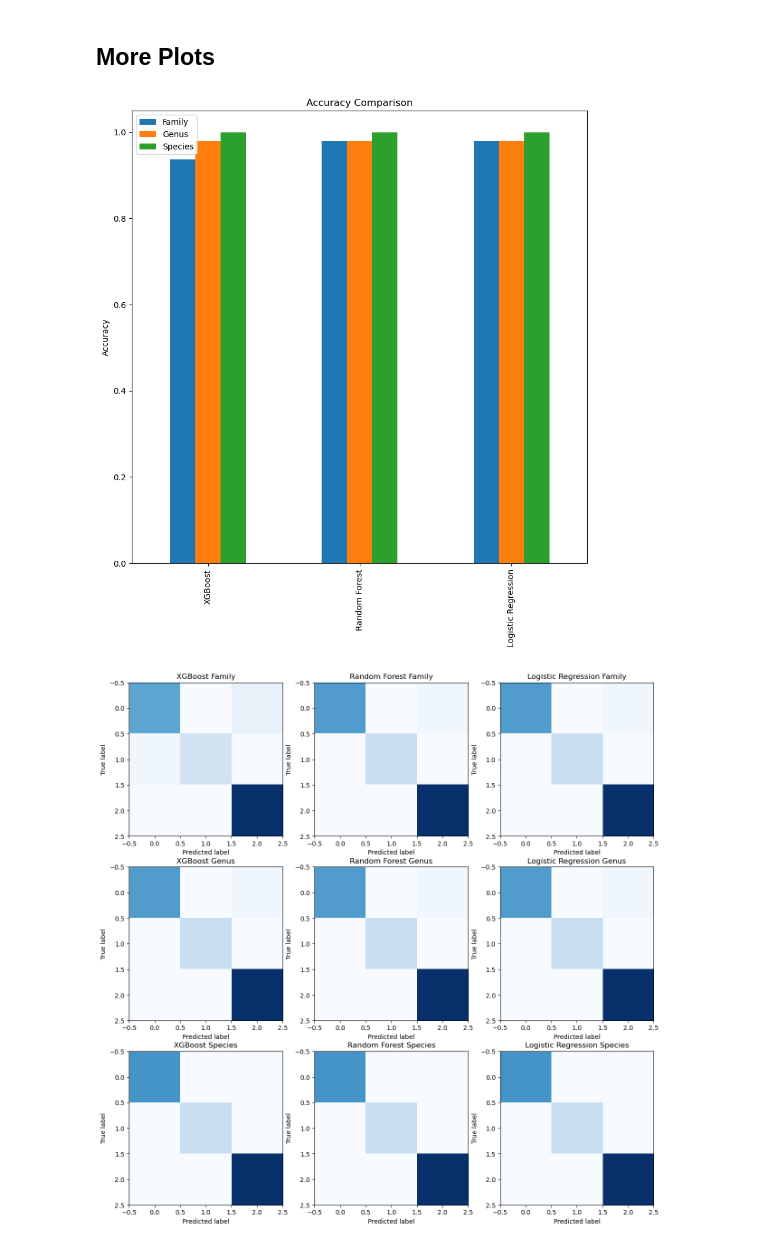
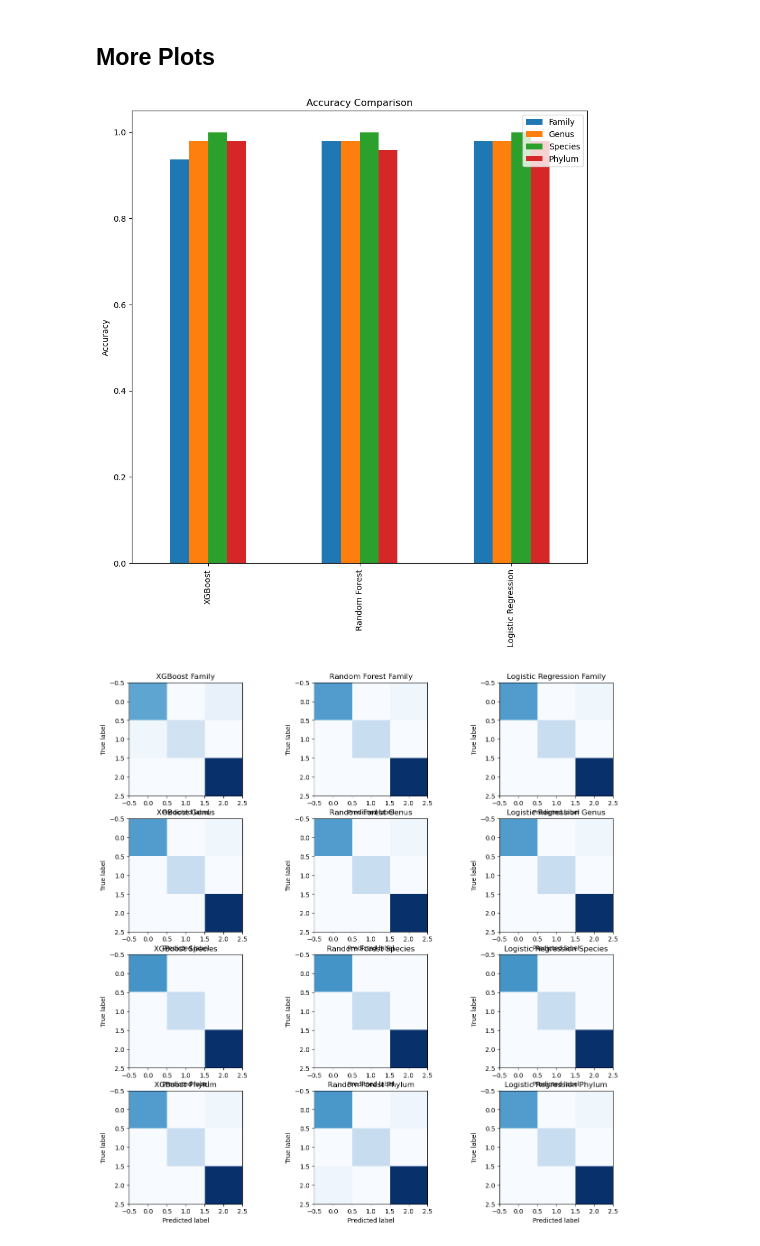
Before and after one commit to tianyi0216/ML_Microbiome, a Jupyter notebook: fumigation_predict.ipynb, the cells around one changed output. Cells and saved outputs as stored; diff of their text form; code cells hidden in the pictures.

Commit message:
add phylum level

```diff
--- a/fumigation_predict.ipynb
+++ b/fumigation_predict.ipynb
@@ -789,0 +870,16 @@ Common features:  ['flavida', 'acetylicum', 'megaterium']
+# %%
+# normalize data
+scaler = StandardScaler()
+X_train_scaled = scaler.fit_transform(X_train)
+X_test_scaled = scaler.transform(X_test)
+
+# create model
+model_phylum_logreg = LogisticRegression(random_state=42)
+
+# cv
+kfold = RepeatedStratifiedKFold(n_splits=5, n_repeats=40, random_state=42)
+
+scores = cross_val_score(model_phylum_logreg, X_train_scaled, y_train, scoring='accuracy', cv=kfold, n_jobs=-1)
+
+# Print the mean and standard deviation of the scores
+print("Cross-validated Accuracy: %0.2f (+/- %0.2f)" % (scores.mean(), scores.std() * 2))
@@ -789,0 +888,9 @@ Common features:  ['flavida', 'acetylicum', 'megaterium']
+# %%
+# test model
+model_phylum_logreg.fit(X_train_scaled, y_train)
+y_pred = model_phylum_logreg.predict(X_test_scaled)
+
+test_score_phylum_lr = model_phylum_logreg.score(X_test_scaled, y_test)
+cm_lr_phylum = confusion_matrix(y_test, y_pred)
+
+print("Test Accuracy: %0.2f" % test_score_phylum_lr)
@@ -796,7 +1042,8 @@ Common features:  ['flavida', 'acetylicum', 'megaterium']
 
 data = {'Family': [test_score_fam_XGB, test_score_fam_RF, test_score_fam_lr],
         'Genus': [test_score_genus_XGB, test_score_genus_RF, test_score_genus_lr],
-        'Species': [test_score_spec_XGB, test_score_spec_RF, test_score_spec_lr]}
+        'Species': [test_score_spec_XGB, test_score_spec_RF, test_score_spec_lr],
+        'Phylum': [test_score_phylum_XGB, test_score_phylum_RF, test_score_phylum_lr]}
 
 df = pd.DataFrame(data)
 
@@ -807,7 +1054,7 @@ plt.ylabel('Accuracy')
 plt.title('Accuracy Comparison')
 plt.show()
 # %% [output]
-[figure, old version]
+[figure, new version]
 # %%
 # Confusion Matrix
 
@@ -815,7 +1062,7 @@ from sklearn.metrics import confusion_matrix
 
 # plot confusion matrix
 
-fig, ax = plt.subplots(3, 3, figsize=(15, 15))
+fig, ax = plt.subplots(4, 3, figsize=(15, 15))
 
 # family
 ax[0, 0].imshow(cm_XGB_fam , cmap=plt.cm.Blues)
@@ -840,31 +1087,47 @@ ax[1, 0].set_ylabel('True label')
 ax[1, 0].set_xlabel('Predicted label')
 
 ax[1, 1].imshow(cm_RF_genus, cmap=plt.cm.Blues)
 ax[1, 1].set_title('Random Forest Genus')
 ax[1, 1].set_ylabel('True label')
 ax[1, 1].set_xlabel('Predicted label')
 
 ax[1, 2].imshow(cm_lr_genus, cmap=plt.cm.Blues)
 ax[1, 2].set_title('Logistic Regression Genus')
 ax[1, 2].set_ylabel('True label')
 ax[1, 2].set_xlabel('Predicted label')
 
 # species
 ax[2, 0].imshow(cm_XGB_spec, cmap=plt.cm.Blues)
 ax[2, 0].set_title('XGBoost Species')
 ax[2, 0].set_ylabel('True label')
 ax[2, 0].set_xlabel('Predicted label')
 
 ax[2, 1].imshow(cm_RF_spec, cmap=plt.cm.Blues)
 ax[2, 1].set_title('Random Forest Species')
 ax[2, 1].set_ylabel('True label')
 ax[2, 1].set_xlabel('Predicted label')
 
 ax[2, 2].imshow(cm_lr_spec, cmap=plt.cm.Blues)
 ax[2, 2].set_title('Logistic Regression Species')
 ax[2, 2].set_ylabel('True label')
 ax[2, 2].set_xlabel('Predicted label')
 
+# phylum
+ax[3, 0].imshow(cm_XGB_phylum, cmap=plt.cm.Blues)
+ax[3, 0].set_title('XGBoost Phylum')
+ax[3, 0].set_ylabel('True label')
+ax[3, 0].set_xlabel('Predicted label')
+
+ax[3, 1].imshow(cm_RF_phylum, cmap=plt.cm.Blues)
+ax[3, 1].set_title('Random Forest Phylum')
+ax[3, 1].set_ylabel('True label')
+ax[3, 1].set_xlabel('Predicted label')
+
+ax[3, 2].imshow(cm_lr_phylum, cmap=plt.cm.Blues)
+ax[3, 2].set_title('Logistic Regression Phylum')
+ax[3, 2].set_ylabel('True label')
+ax[3, 2].set_xlabel('Predicted label')
+
 plt.show()
 # %% [output]
-[figure, old version]
+[figure, new version]
```
Also changed, not shown: parts of 18 cells of this notebook.
